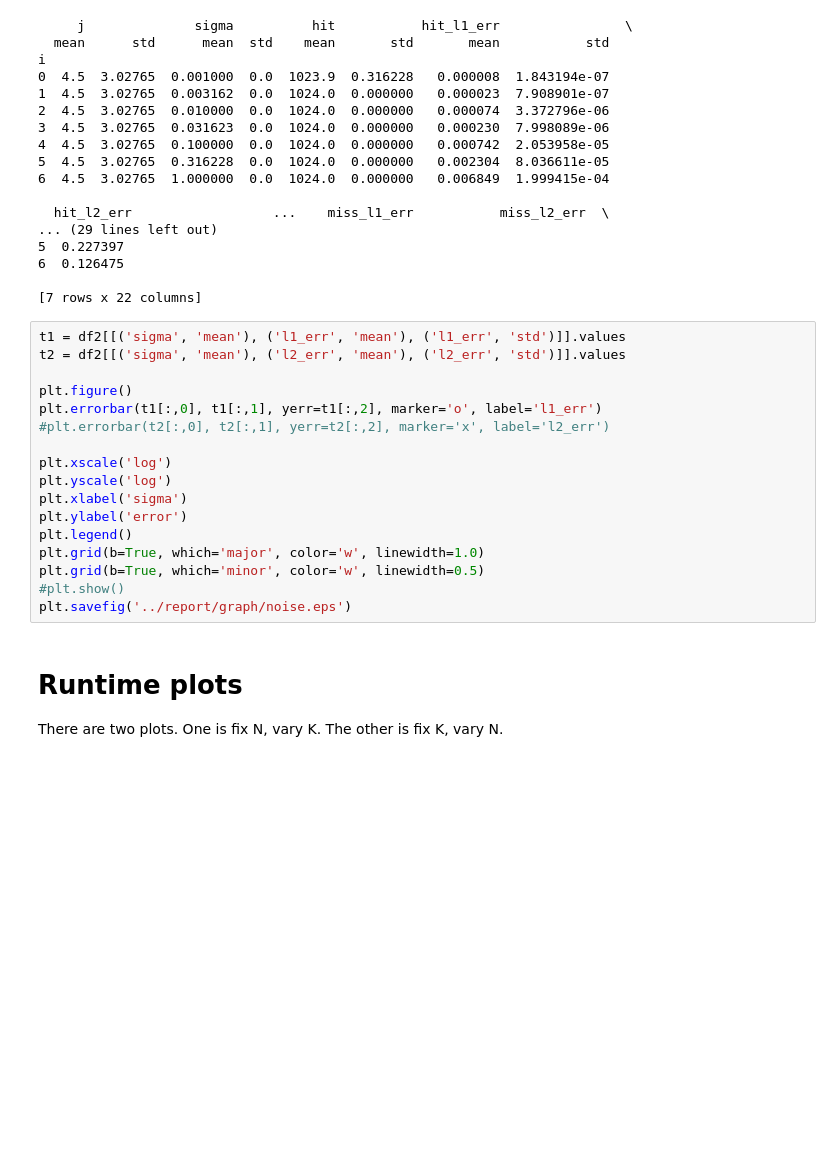
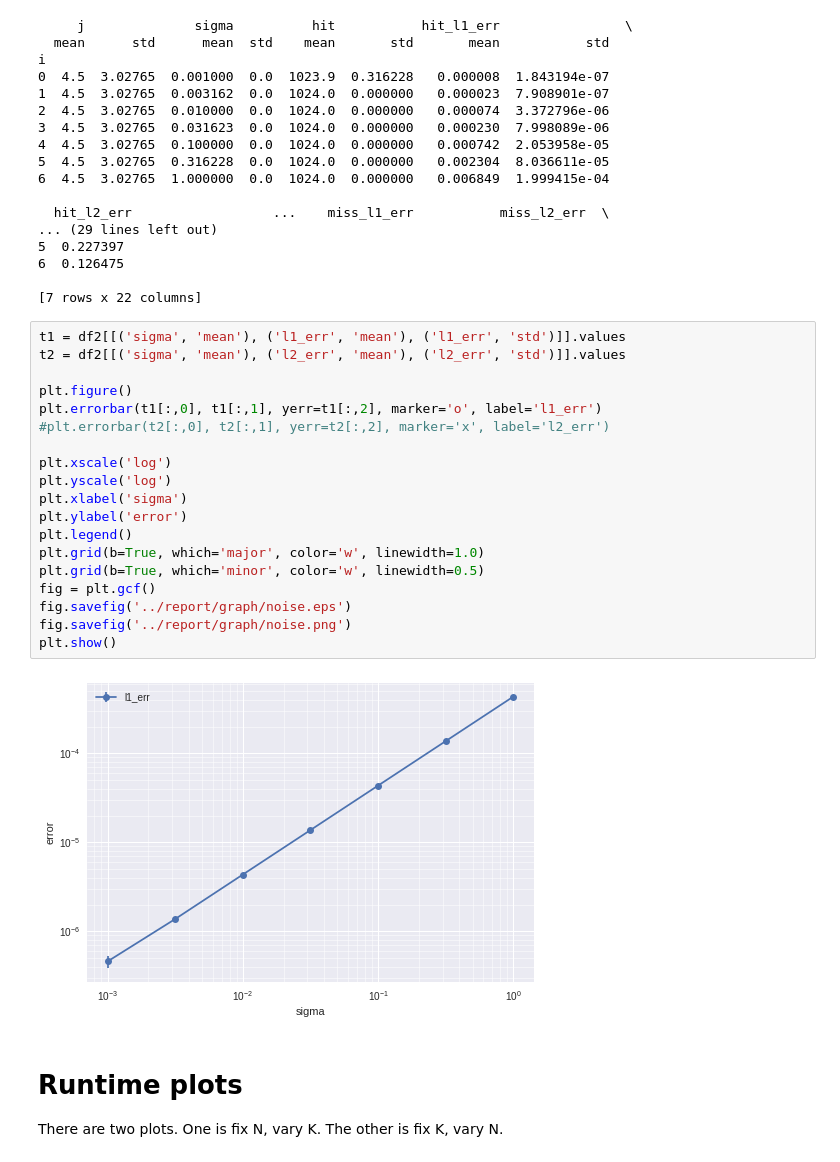
Before and after one commit to jiaweichiu/mpsft, a Jupyter notebook: notebook/Plots.ipynb, the cells around one changed output. Drawn from its saved outputs; the diff is of its cells as text; blank space fills up the shorter version.

```diff
--- a/notebook/Plots.ipynb
+++ b/notebook/Plots.ipynb
@@ -32,20 +32,24 @@ i
 # %%
 t1 = df2[[('sigma', 'mean'), ('l1_err', 'mean'), ('l1_err', 'std')]].values
 t2 = df2[[('sigma', 'mean'), ('l2_err', 'mean'), ('l2_err', 'std')]].values
 
 plt.figure()
 plt.errorbar(t1[:,0], t1[:,1], yerr=t1[:,2], marker='o', label='l1_err')
 #plt.errorbar(t2[:,0], t2[:,1], yerr=t2[:,2], marker='x', label='l2_err')
 
 plt.xscale('log')
 plt.yscale('log')
 plt.xlabel('sigma')
 plt.ylabel('error')
 plt.legend()
 plt.grid(b=True, which='major', color='w', linewidth=1.0)
 plt.grid(b=True, which='minor', color='w', linewidth=0.5)
-#plt.show()
-plt.savefig('../report/graph/noise.eps')
+fig = plt.gcf()
+fig.savefig('../report/graph/noise.eps')
+fig.savefig('../report/graph/noise.png')
+plt.show()
+# %% [output]
+[figure, added]
 # %% [markdown]
 # Runtime plots
 
```
Also changed, not shown: parts of 2 cells of this notebook, 7 other files.
